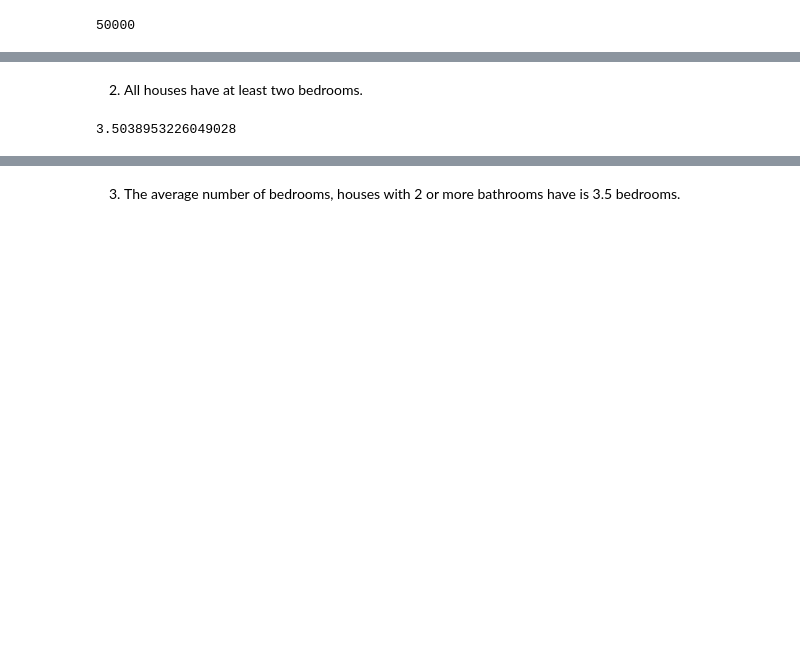
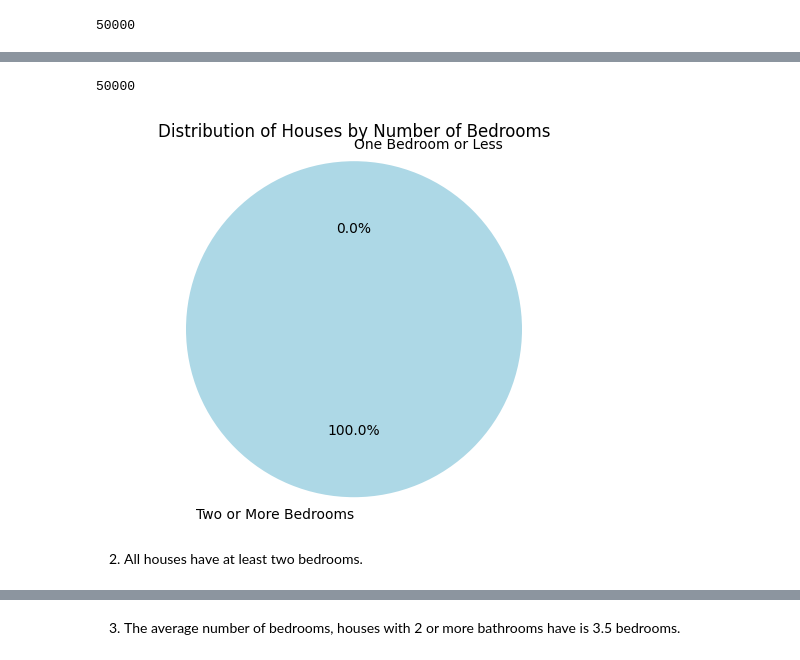
Before and after one commit to mandyzhi/housing-data, a Jupyter notebook: housing_data.ipynb, the cells around one changed output, grey strips where cells are left out. Saved outputs shown, nothing was run; the diff lists cells and outputs as text; code cells hidden in the pictures; blank space fills up the shorter version.

```diff
--- a/housing_data.ipynb
+++ b/housing_data.ipynb
@@ -40,8 +39,20 @@ print(two_more_bedroom)
+# %%
+
+two_or_more_bedrooms = len(housing_data[housing_data["Bedrooms"] >= 2])
+one_bedroom_or_less = len(housing_data[housing_data["Bedrooms"] < 2])
+
+print(two_or_more_bedrooms)
+
+sizes = [two_or_more_bedrooms, one_bedroom_or_less]
+labels = ['Two or More Bedrooms', 'One Bedroom or Less']
+colors = ['lightblue', 'pink']
+
+plt.pie(sizes, labels=labels, colors=colors, autopct='%1.1f%%', startangle=90)
+plt.axis('equal')
+plt.title('Distribution of Houses by Number of Bedrooms')
+plt.show()
+# %% [output]
+50000
+[figure, added]
 # %% [markdown]
 2. All houses have at least two bedrooms.
-# %%
-at_least_two_bathrooms = housing_data[housing_data["Bathrooms"] >= 2]
-
-print(at_least_two_bathrooms["Bedrooms"].sum() / len(at_least_two_bathrooms))
-# %% [output]
-3.5038953226049028
```
Also changed, not shown: parts of 22 cells of this notebook.
